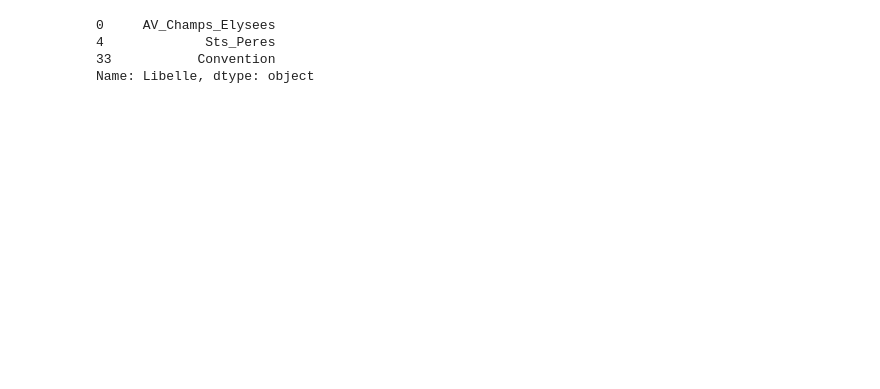
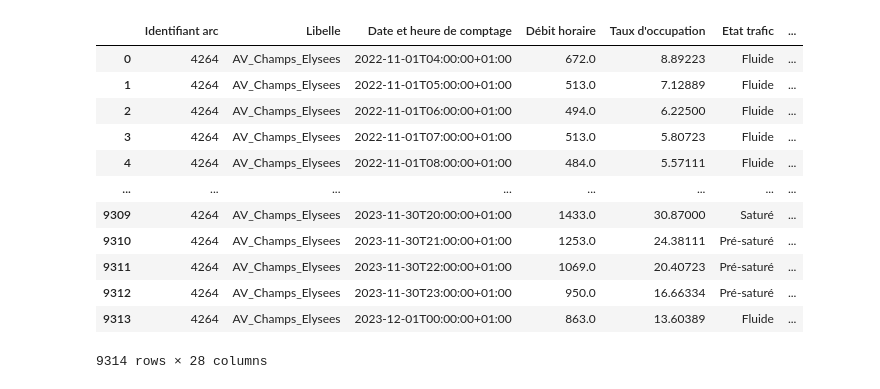
Before and after one commit to Behachee/Road-Traffic-Prediction-Paris, a Jupyter notebook: exploration.ipynb, the cells around one changed output. Drawn from its saved outputs; the diff is of its cells as text; code cells hidden in the pictures; blank space fills up the shorter version.

```diff
--- a/exploration.ipynb
+++ b/exploration.ipynb
@@ -115,0 +176,18 @@ Name: Libelle noeud aval, dtype: object
+# %%
+chantiers_pertu["arrondissement"] = chantiers_pertu["Code postal de l'arrondissement"]
+chantiers_pertu["start_date"] = pd.to_datetime(chantiers_pertu["Date de début"], utc=True)
+chantiers_pertu["start_date"] = chantiers_pertu["start_date"].dt.strftime('%Y-%m-%d')
+
+chantiers_pertu["end_date"] = pd.to_datetime(chantiers_pertu["Date de fin"], utc=True)
+chantiers_pertu["end_date"] = chantiers_pertu["end_date"].dt.strftime('%Y-%m-%d')
+
+chantiers_pertu = chantiers_pertu[["start_date", "end_date", "arrondissement",  "Niveau de perturbation", "Statut"]]
+
+calendar['key'] = 0
+chantiers_pertu['key'] = 0
+
+chantiers_pertu1 =calendar.merge(chantiers_pertu,on='key', how='outer').drop(columns=["key"])
+chantiers_pertu1["chantiers_pertu1"] =chantiers_pertu1.apply(lambda x: 1 if ((x[1]>=x[-5]) and (x[1]<=x[-4])) else 0, axis=1)
+
+chantiers_pertu1 = chantiers_pertu1[["date", "chantiers_pertu1", "arrondissement",  "Niveau de perturbation", "Statut"] ]
+final_chantiers_pertu1 = chantiers_pertu1.groupby(by =["date", "arrondissement"]).max().reset_index()
@@ -115,0 +201,19 @@ Name: Libelle noeud aval, dtype: object
+# %%
+events["arrondissement"] = events["Code postal"]
+events["start_date"] = pd.to_datetime(events["Date de début"], utc=True)
+events["start_date"] = events["start_date"].dt.strftime('%Y-%m-%d')
+
+events["end_date"] = pd.to_datetime(events["Date de fin"], utc=True)
+events["end_date"] = events["end_date"].dt.strftime('%Y-%m-%d')
+
+events = events[["start_date", "end_date", "arrondissement"]]
+events["event_duration"]=  (pd.to_datetime(events["end_date"] )- pd.to_datetime( events["start_date"])).dt.days +1
+
+# events["short_event"] = events["event_duration"].apply(lambda x: 1 if x < 15 else 0)
+# events["long_event"] = events["event_duration"].apply(lambda x: 1 if x >= 15 else 0)
+events_arr = events[events["arrondissement"].isin(["75007", "75008", "75015"])]
+
+calendar['key'] = 0
+events_arr['key'] = 0
+
+events1 =calendar.merge(events_arr,on='key', how='outer').drop(columns=["key"])
@@ -133,12 +283,21 @@ aval_amont[aval_amont[["Débit horaire", "Taux d'occupation"]].isna().any(axis=1
-# %%
-aval_amont['Libelle'].drop_duplicates()
-# %% [output]
-0     AV_Champs_Elysees
-4             Sts_Peres
-33           Convention
-Name: Libelle, dtype: object
 # %%
 champs = aval_amont[aval_amont['Libelle'] == "AV_Champs_Elysees"].sort_values(by=["Date et heure de comptage"], ascending=True)
 conv =  aval_amont[aval_amont['Libelle'] == "Conventions"].sort_values(by=["Date et heure de comptage"], ascending=True)
 sts = aval_amont[aval_amont['Libelle'] == "Sts_Peres"].sort_values(by=["Date et heure de comptage"], ascending=True)
+# %%
+champs.merge(calendar, on="date", how = "inner")
+# %% [output]
+|  | Identifiant arc | Libelle | Date et heure de comptage | Débit horaire | Taux d'occupation | Etat trafic | ... |
+| 0 | 4264 | AV_Champs_Elysees | 2022-11-01T04:00:00+01:00 | 672.0 | 8.89223 | Fluide | ... |
+| 1 | 4264 | AV_Champs_Elysees | 2022-11-01T05:00:00+01:00 | 513.0 | 7.12889 | Fluide | ... |
+| 2 | 4264 | AV_Champs_Elysees | 2022-11-01T06:00:00+01:00 | 494.0 | 6.22500 | Fluide | ... |
+| 3 | 4264 | AV_Champs_Elysees | 2022-11-01T07:00:00+01:00 | 513.0 | 5.80723 | Fluide | ... |
+| 4 | 4264 | AV_Champs_Elysees | 2022-11-01T08:00:00+01:00 | 484.0 | 5.57111 | Fluide | ... |
+| ... | ... | ... | ... | ... | ... | ... | ... |
+| 9309 | 4264 | AV_Champs_Elysees | 2023-11-30T20:00:00+01:00 | 1433.0 | 30.87000 | Saturé | ... |
+| 9310 | 4264 | AV_Champs_Elysees | 2023-11-30T21:00:00+01:00 | 1253.0 | 24.38111 | Pré-saturé | ... |
+| 9311 | 4264 | AV_Champs_Elysees | 2023-11-30T22:00:00+01:00 | 1069.0 | 20.40723 | Pré-saturé | ... |
+| 9312 | 4264 | AV_Champs_Elysees | 2023-11-30T23:00:00+01:00 | 950.0 | 16.66334 | Pré-saturé | ... |
+| 9313 | 4264 | AV_Champs_Elysees | 2023-12-01T00:00:00+01:00 | 863.0 | 13.60389 | Fluide | ... |
+9314 rows × 28 columns
 # %%
```
Also changed, not shown: parts of 22 cells of this notebook.
